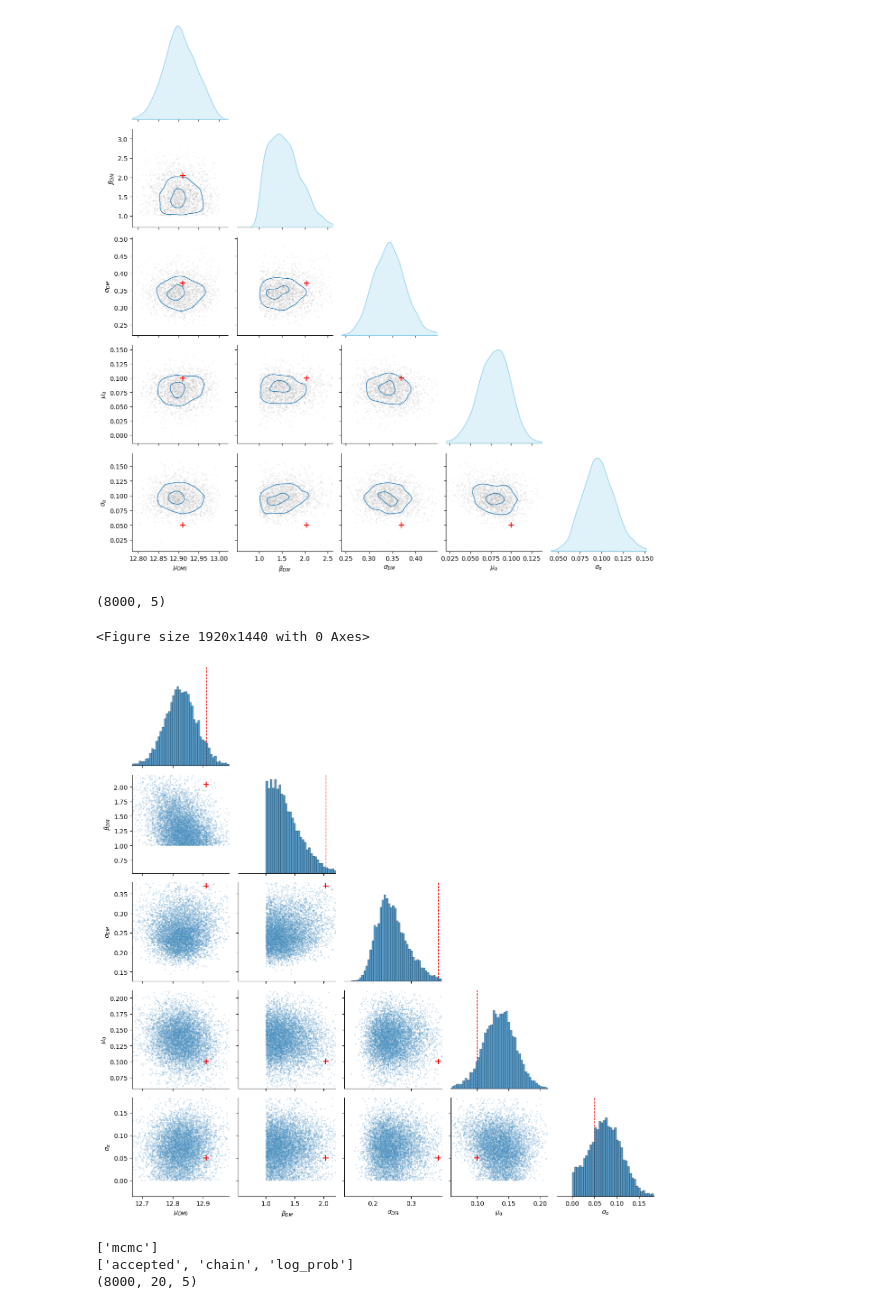
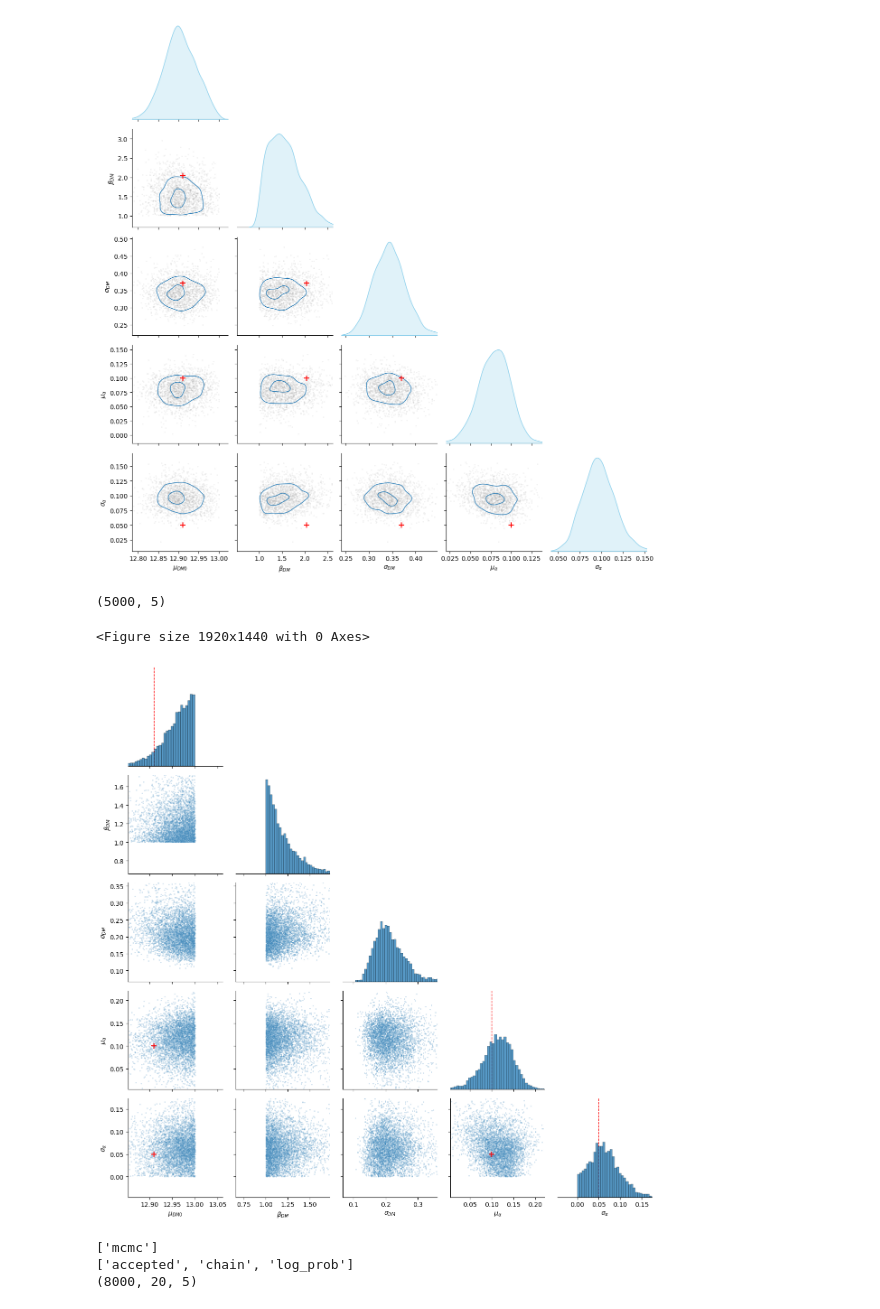
Before and after one commit to zheshishuoshuo/sl_inference_restart, a Jupyter notebook: test_notebook/plot_post.ipynb, the cells around one changed output. Saved outputs shown, nothing was run; the diff lists cells and outputs as text; code cells hidden in the pictures.

```diff
--- a/test_notebook/plot_post.ipynb
+++ b/test_notebook/plot_post.ipynb
@@ -116,37 +116,37 @@ def plot_pairplot_with_truth(hdf5_file, discard=1000, thin=10, labels=None, trut
 
             if i == j:
                 if truths:
                     ax.axvline(truths[i], color="red", linestyle="--", lw=1)
             else:
                 mean_y = means[labels[i]]
                 std_y = stds[labels[i]]
                 ax.set_ylim(mean_y - width_factor * std_y, mean_y + width_factor * std_y)
                 if truths:
                     # 添加红色十字真值点
                     ax.plot(truths[j], truths[i], "r+", markersize=8, markeredgewidth=1.5)
     # plt.savefig("post.png",dpi=300)
     plt.tight_layout()
     plt.show()
 plot_pairplot_with_truth(
-    hdf5_file="../../chains_eta.h5",
-    discard=4000,
+    hdf5_file="../chains/chains_eta_no_eta.h5",
+    discard=500,
     thin=10,
     labels=[r"$\mu_{DM0}$", r"$\beta_{DM}$", r"$\sigma_{DM}$", r"$\mu_\alpha$", r"$\sigma_\alpha$"],  # Example parameter names
     # truths=[12.575, 0.381, 0.073, 0.075],
     truths=[12.91, 2.04, 0.37, 0.1, 0.05],
     width_factor=3
 )
 #  np.array([12.5, 0.38, 0.05, 0.05])
 
 # true
 # (12.484790712318109,
 #  0.4365785108229181,
 #  0.07376295948617051,
 #  0.0748739106362481)
 # %% [output]
-(8000, 5)
+(5000, 5)
 <Figure size 1920x1440 with 0 Axes>
-[figure, old version]
+[figure, new version]
 # %%
 (12.455266668203242,
  0.4285884092108674,
```
Also changed, not shown: 7 other files.
